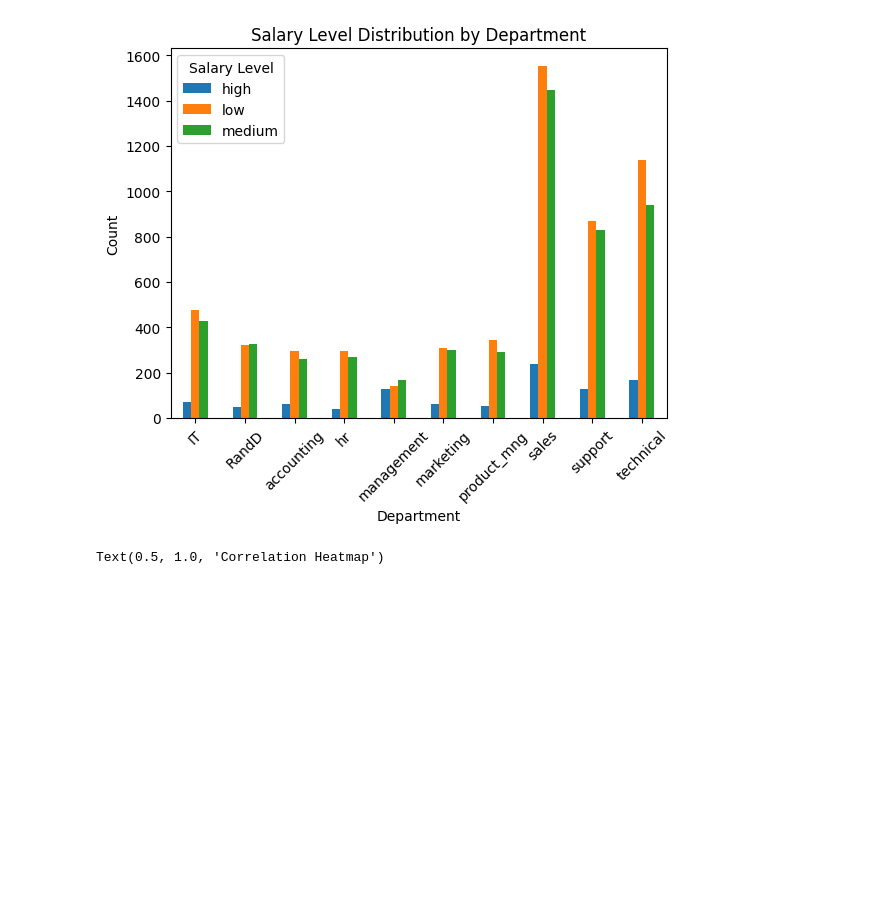
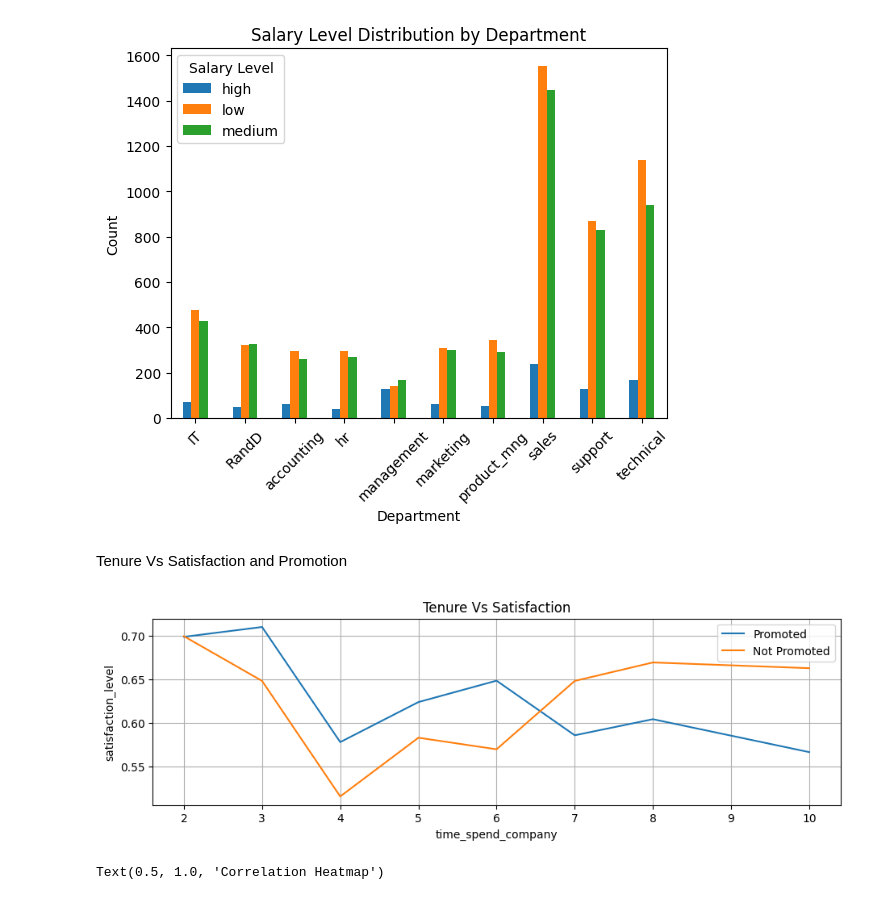
Before and after one commit to voknerog/google_advanced_certification_project, a Jupyter notebook: project.ipynb, the cells around one changed output. Cells and saved outputs as stored; diff of their text form; code cells hidden in the pictures; blank space fills up the shorter version.

```diff
--- a/project.ipynb
+++ b/project.ipynb
@@ -439,6 +449,23 @@ plt.show()
 # %% [output]
 <Figure size 1400x500 with 0 Axes>
 [figure]
+# %% [markdown]
+Tenure Vs Satisfaction and Promotion
+# %%
+# Groupping data by time_spend_company column
+
+df_satisf_promoted = df[df['promotion_last_5years']==True].groupby('time_spend_company')['satisfaction_level'].mean()
+df_satisf_not_promoted = df[df['promotion_last_5years']==False].groupby('time_spend_company')['satisfaction_level'].mean()
+# %%
+plt.figure(figsize=(11, 3))
+sns.lineplot(df_satisf_promoted, label='Promoted')
+sns.lineplot(df_satisf_not_promoted, label='Not Promoted')
+plt.title('Tenure Vs Satisfaction')
+plt.grid(True)
+plt.legend()
+plt.show()
+# %% [output]
+[figure, added]
 # %%
 # Plot a correlation heatmap
 plt.figure(figsize=(12, 5))
```
Also changed, not shown: parts of 167 cells of this notebook.
